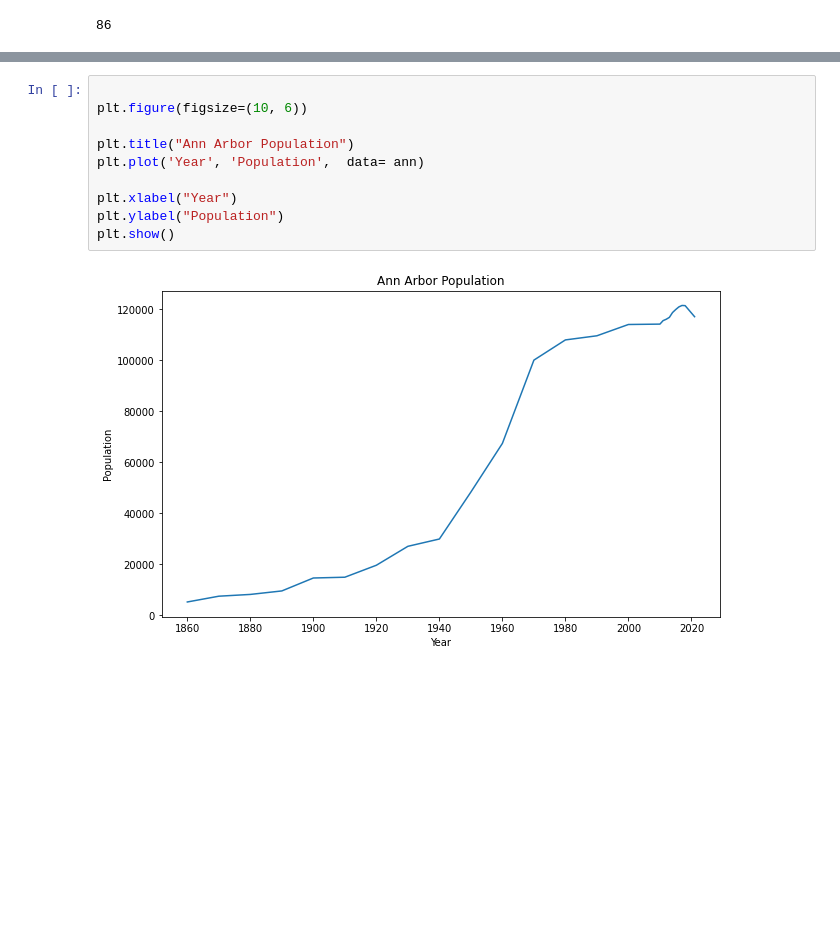
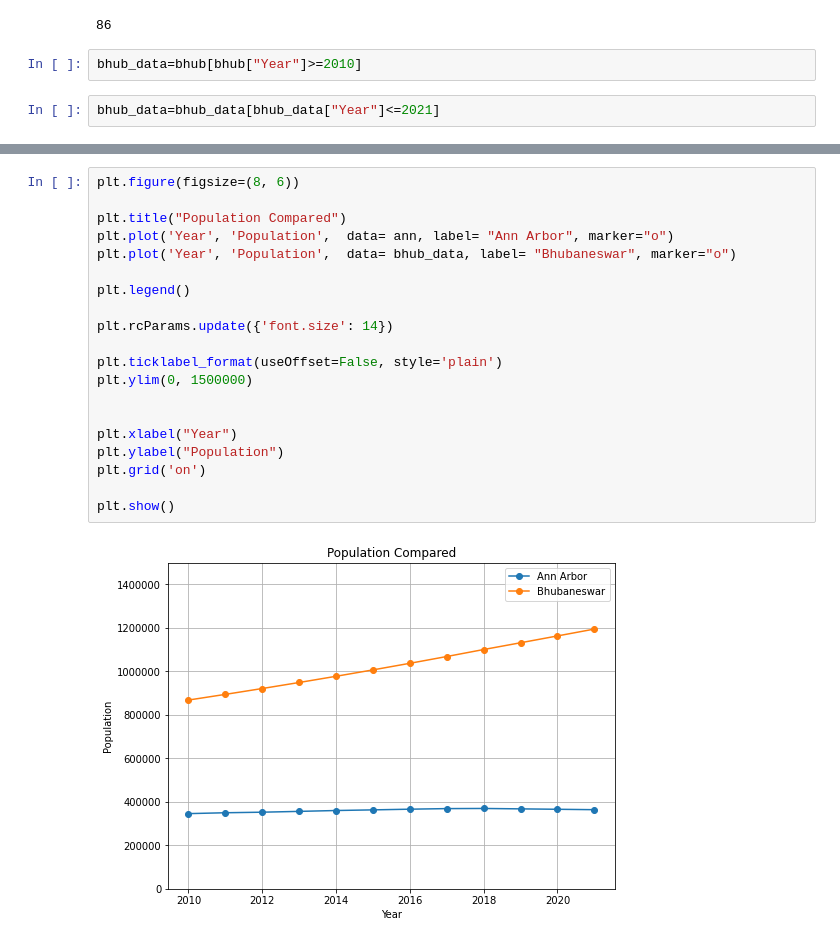
Before and after one commit to prateekmaj21/Data-Analysis, a Jupyter notebook: Coursera-Applied Plotting, Charting & Data Representation in Python (Final Assignment)/Assignment4.ipynb, the cells around one changed output, grey strips where cells are left out. Drawn from its saved outputs; the diff is of its cells as text; blank space fills up the shorter version.

Commit message:
added code and data

```diff
--- a/Coursera-Applied Plotting, Charting & Data Representation in Python (Final Assignment)/Assignment4.ipynb
+++ b/Coursera-Applied Plotting, Charting & Data Representation in Python (Final Assignment)/Assignment4.ipynb
@@ -77,3 +84,7 @@ bhub.head()
 len(bhub)
 # %% [output]
 86
+# %%
+bhub_data=bhub[bhub["Year"]>=2010]
+# %%
+bhub_data=bhub_data[bhub_data["Year"]<=2021]
@@ -80,12 +107,22 @@ len(bhub)
 # %%
+plt.figure(figsize=(8, 6))
 
-plt.figure(figsize=(10, 6))
+plt.title("Population Compared")
+plt.plot('Year', 'Population',  data= ann, label= "Ann Arbor", marker="o")
+plt.plot('Year', 'Population',  data= bhub_data, label= "Bhubaneswar", marker="o")
 
-plt.title("Ann Arbor Population")
-plt.plot('Year', 'Population',  data= ann)
+plt.legend()
+
+plt.rcParams.update({'font.size': 14})
+
+plt.ticklabel_format(useOffset=False, style='plain')
+plt.ylim(0, 1500000)
+
 
 plt.xlabel("Year")
 plt.ylabel("Population")
+plt.grid('on')
+
 plt.show()
 # %% [output]
-[figure, old version]
+[figure, new version]
```
Also changed, not shown: parts of 10 cells of this notebook, 1 other file.
